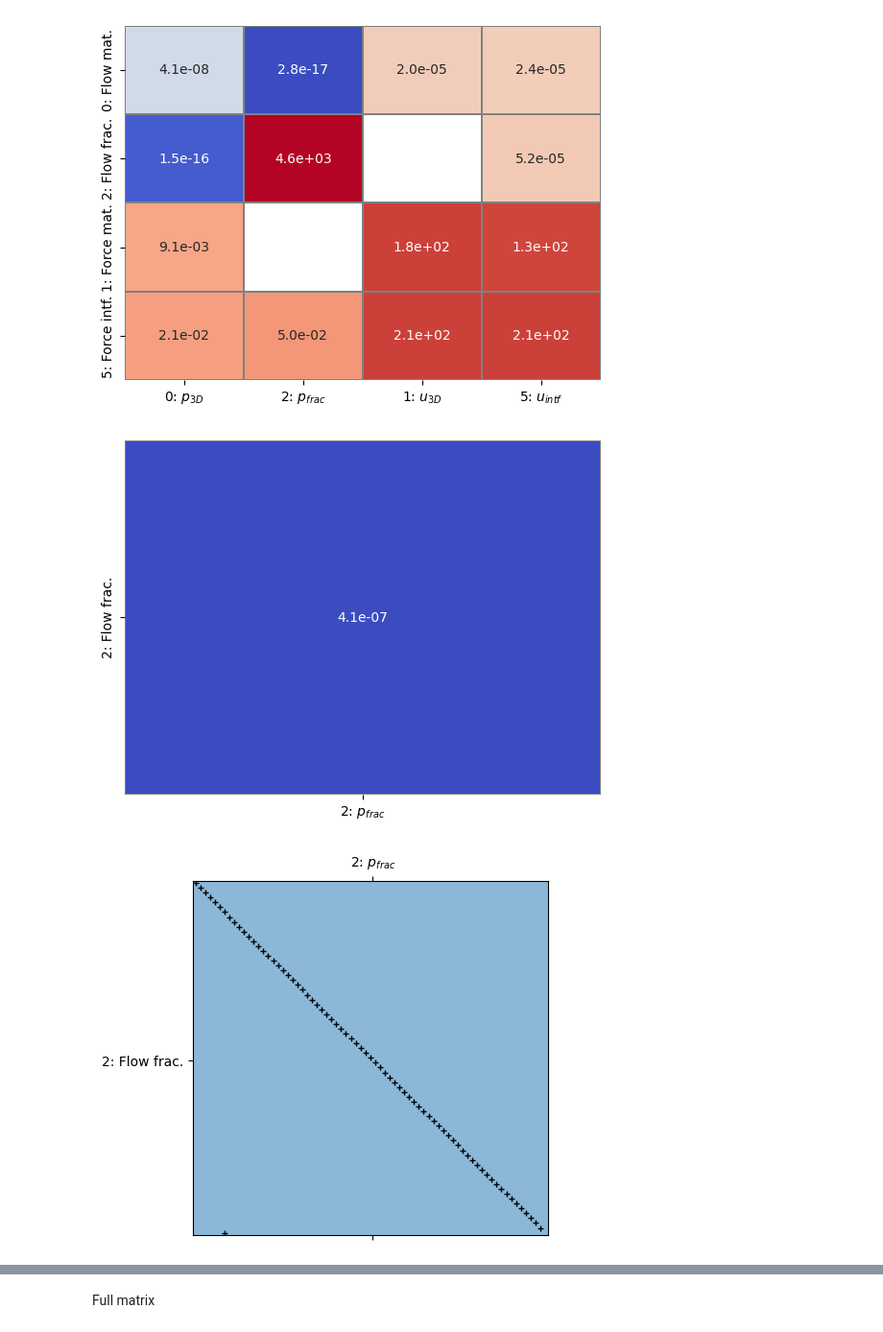
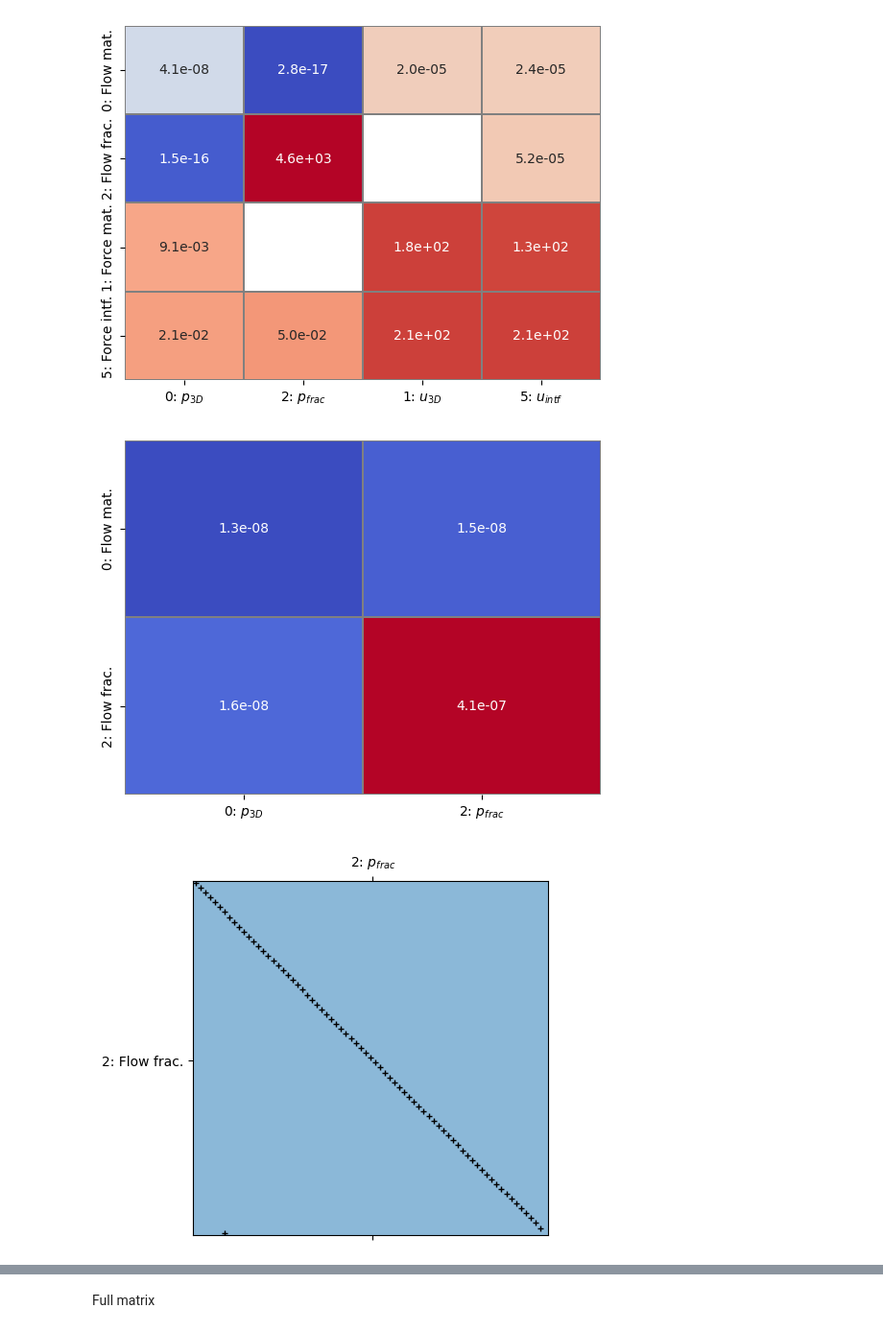
Before and after one commit to pmgbergen/FTHM-Solver, a Jupyter notebook: fpm/fixed_st.ipynb, the cells around one changed output, grey strips where cells are left out. Shown at 96% size. Cells and saved outputs as stored; diff of their text form; code cells hidden in the pictures.

```diff
--- a/fpm/fixed_st.ipynb
+++ b/fpm/fixed_st.ipynb
@@ -624,36 +624,36 @@ def build_prec(bmat) -> BlockMatrixStorage:
 
     # tmp = J[[0,2]].copy()
     # tmp.mat = get_fixed_stress_stabilization_nd_new(model, J).tocsr()
     # stab[2, 2] = stab[2, 2].mat + tmp[2, 2].mat
 
 
     # stab.mat = get_fixed_stress_stabilization_nd_new(model, J)
 
 
     # stab.mat[-1] = 0
 
     # J2 = stab[[2], keep].mat
     # not_open = np.logical_not(open_)
     # J2[not_open] = 0
     # stab[[2], keep] = J2
 
     # fs = stab.copy()
     # fs.mat = get_fixed_stress_stabilization_nd_new(model, J)
     # stab[0,0] = fs[0,0]
     # stab[0,2] = 0
 
     # stab[0, 2] = 0
     # stab[2, 0] = 0
 
-    # return stab
-    return stab[[2]]
+    return stab
+    # return stab[[2]]
 
 
 tmp = build_prec(J)
 tmp.plot_max(); plt.show()
 tmp[2, 2].color_spy()
 # %% [output]
-[figure, old version]
+[figure, new version]
 [figure]
 # %%
 schema = SolveSchema(
```
Also changed, not shown: parts of 1 cell of this notebook, 2 other files.
